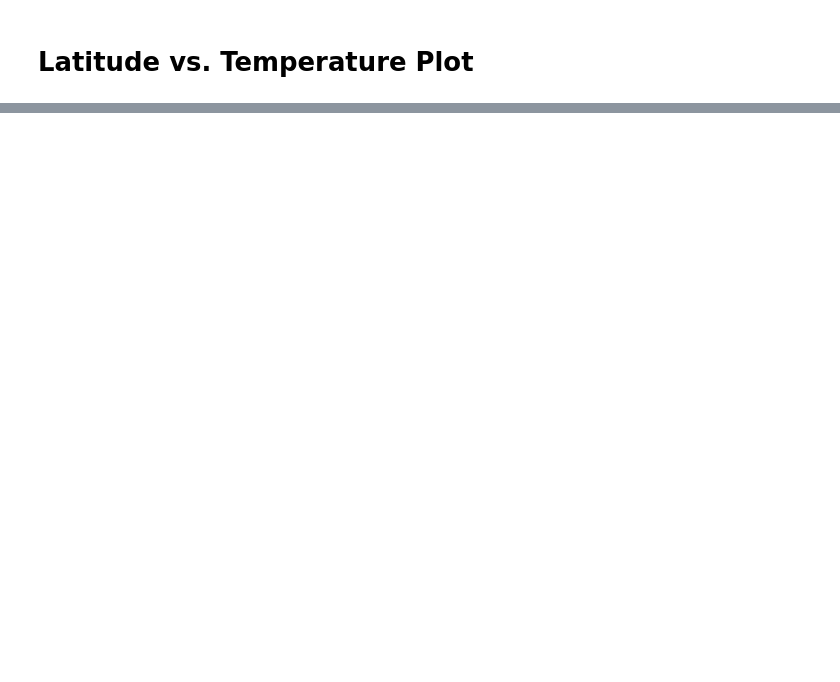
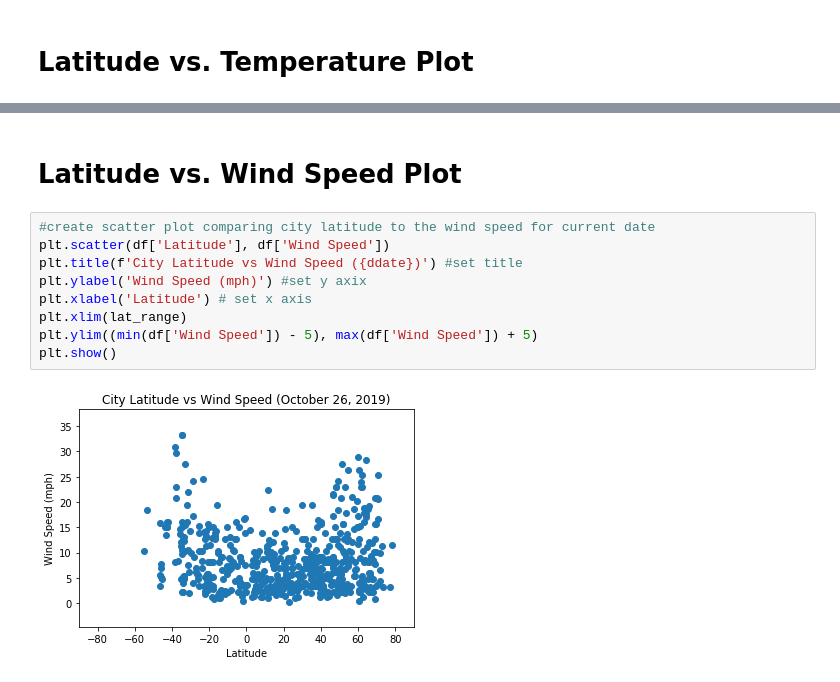
Before and after one commit to jherberg462/python-api-challenge, a Jupyter notebook: WeatherPy/main.ipynb, the cells around one changed output, grey strips where cells are left out. Cells and saved outputs as stored; diff of their text form; blank space fills up the shorter version.

```diff
--- a/WeatherPy/main.ipynb
+++ b/WeatherPy/main.ipynb
@@ -145,0 +172,13 @@ plt.show()
+# %% [markdown]
+# Latitude vs. Wind Speed Plot
+# %%
+#create scatter plot comparing city latitude to the wind speed for current date
+plt.scatter(df['Latitude'], df['Wind Speed'])
+plt.title(f'City Latitude vs Wind Speed ({ddate})') #set title
+plt.ylabel('Wind Speed (mph)') #set y axix
+plt.xlabel('Latitude') # set x axis
+plt.xlim(lat_range)
+plt.ylim((min(df['Wind Speed']) - 5), max(df['Wind Speed']) + 5)
+plt.show()
+# %% [output]
+[figure, added]
```
Also changed, not shown: parts of 9 cells of this notebook, 1 other file.
